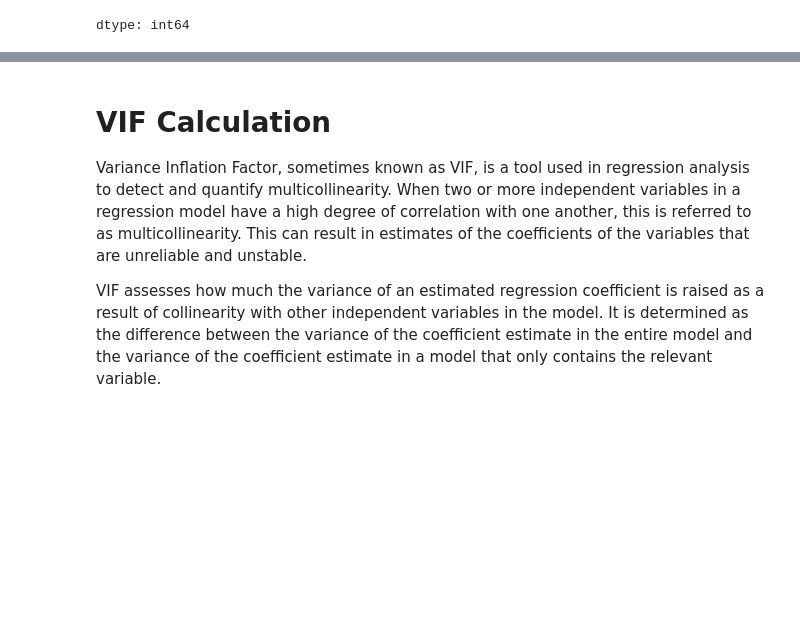
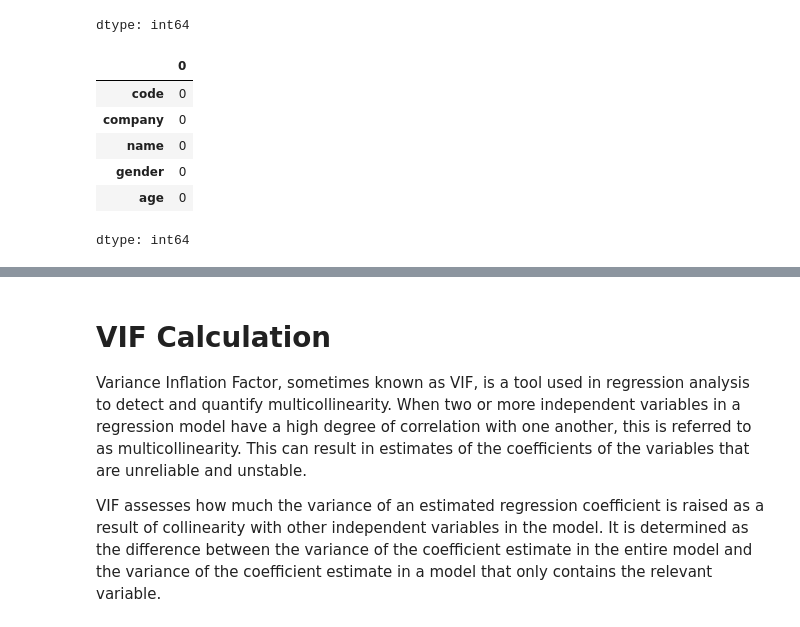
Before and after one commit to amol004/Voyage-Analytics-Integrating-MLOps-in-Travel, a Jupyter notebook: Capstone_Project_Productionization_of_ML_Systems.ipynb, the cells around one changed output, grey strips where cells are left out. Drawn from its saved outputs; the diff is of its cells as text; code cells hidden in the pictures; blank space fills up the shorter version.

```diff
--- a/Capstone_Project_Productionization_of_ML_Systems.ipynb
+++ b/Capstone_Project_Productionization_of_ML_Systems.ipynb
@@ -1035,3 +1035,13 @@ flight_users.isnull().sum() # there are no missing values
 | gender | 0 |
 | age | 0 |
 dtype: int64
+# %%
+user.isnull().sum() # there are no missing values
+# %% [output]
+|  | 0 |
+| code | 0 |
+| company | 0 |
+| name | 0 |
+| gender | 0 |
+| age | 0 |
+dtype: int64
```
Also changed, not shown: parts of 2 cells of this notebook.
